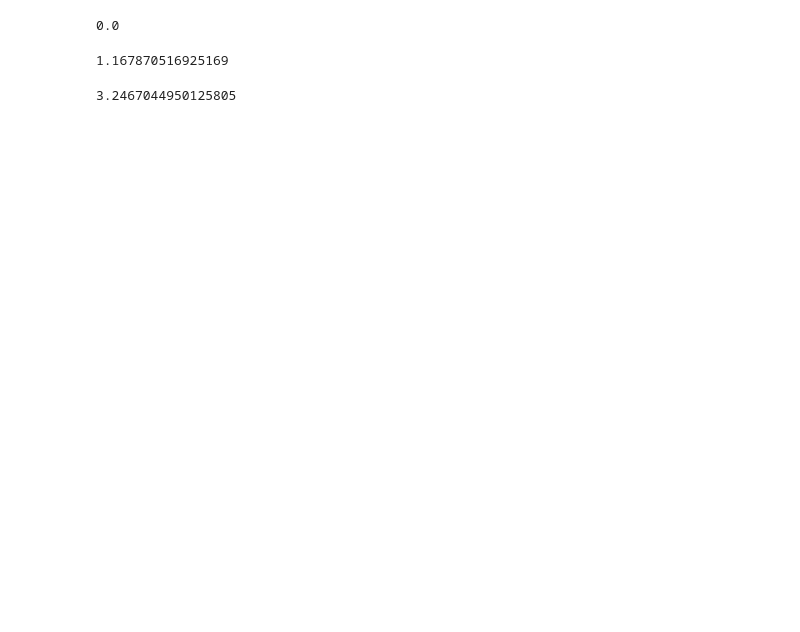
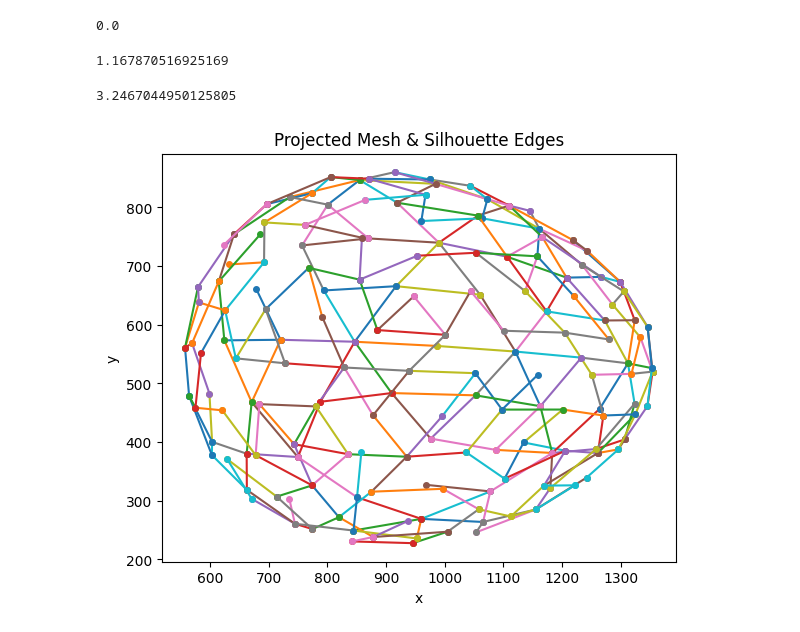
Before and after one commit to jeffreybliang/honours, a Jupyter notebook: src/framework_mesh/oblique.ipynb, the cells around one changed output. Drawn from its saved outputs; the diff is of its cells as text; code cells hidden in the pictures; blank space fills up the shorter version.

Commit message:
Added mesh projection outline detection

```diff
--- a/src/framework_mesh/oblique.ipynb
+++ b/src/framework_mesh/oblique.ipynb
@@ -43,0 +143,9 @@ V_total(1, -1, C)
+# %%
+verts, faces, aux = load_obj("/Users/jeffreyliang/Documents/Honours/honours/src/data/meshes/balloon_2.obj")
+# Create Meshes object in PyTorch3D
+balloon = Meshes(verts=[verts], faces=[faces.verts_idx])
+P = torch.tensor(np.load("/Users/jeffreyliang/Documents/Honours/honours/src/data/sky/cameras/Camera_2_P.npy")).float()
+xy, sil_edges = project_silhouette(balloon, P)
+visualize_projection(xy, sil_edges)
+# %% [output]
+[figure, added]
```
Also changed, not shown: parts of 13 cells of this notebook.
